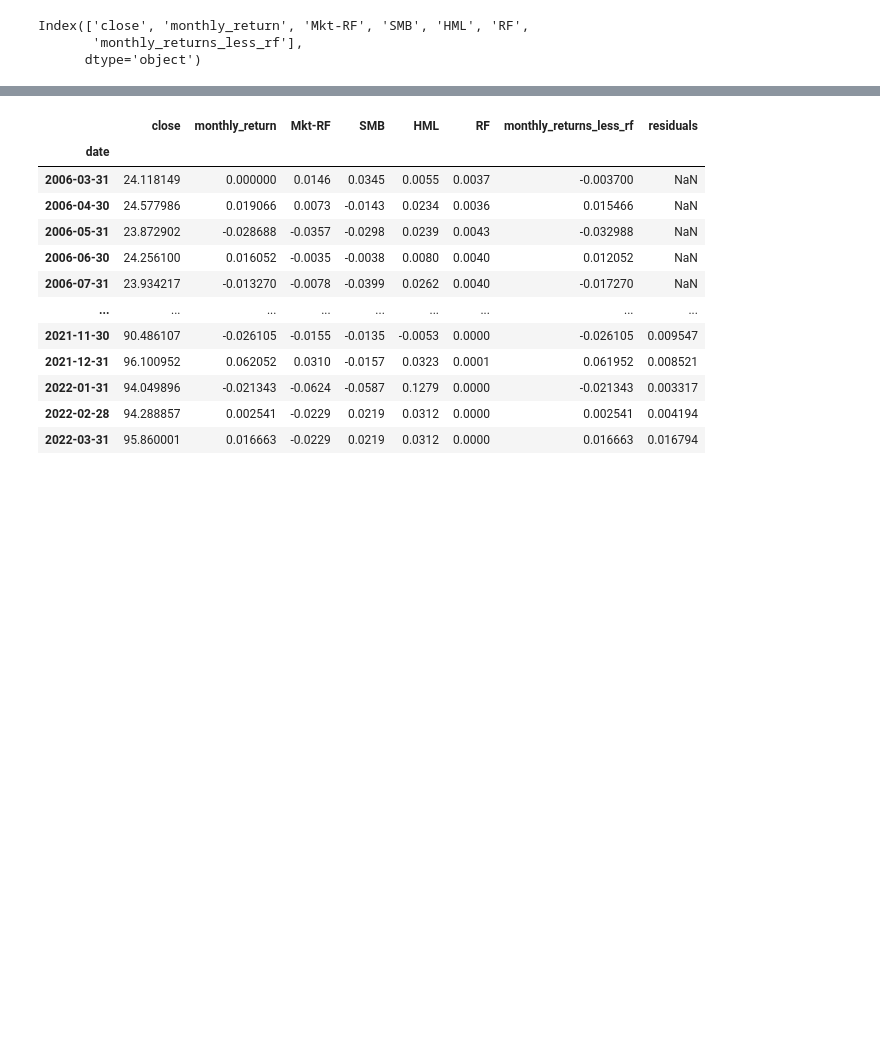
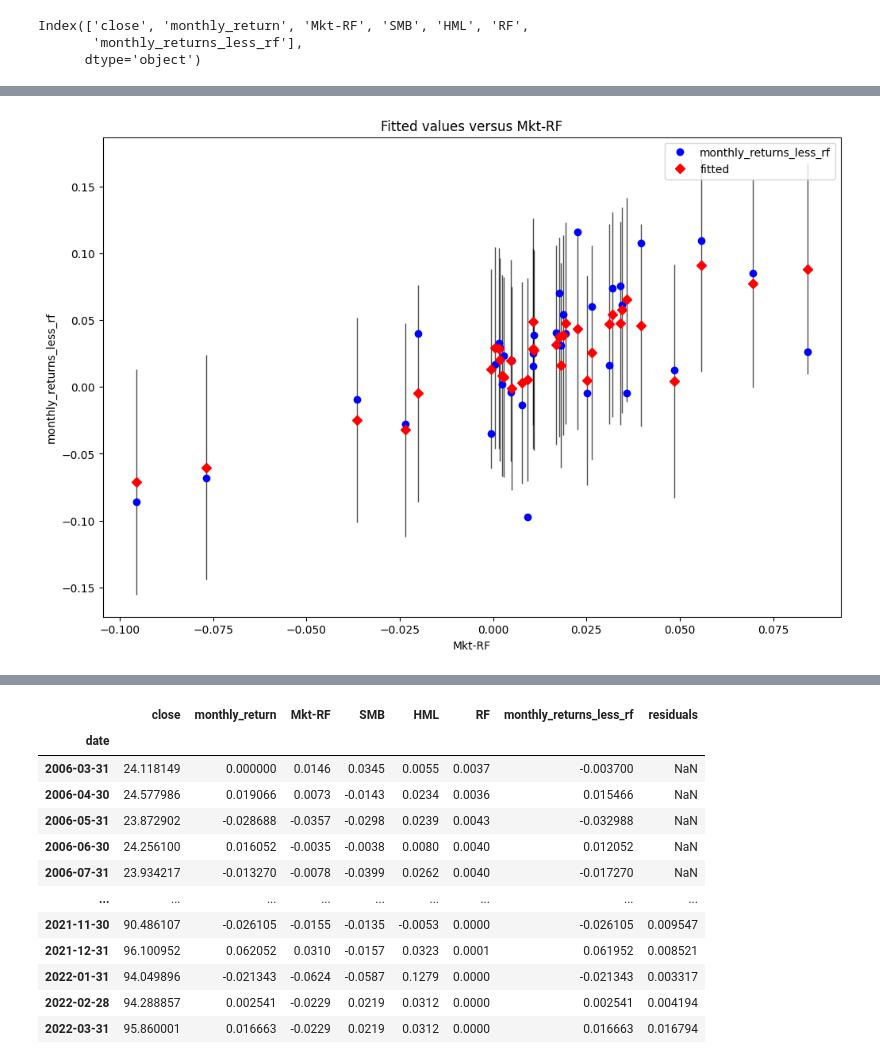
Before and after one commit to webclinic017/backtrader-finstrat, a Jupyter notebook: dev/residual-momentum/residual_momentum.ipynb, the cells around one changed output, grey strips where cells are left out. Saved outputs shown, nothing was run; the diff lists cells and outputs as text; code cells hidden in the pictures; blank space fills up the shorter version.

```diff
--- a/dev/residual-momentum/residual_momentum.ipynb
+++ b/dev/residual-momentum/residual_momentum.ipynb
@@ -142,5 +162,10 @@ OLS Regression Results
 Notes:
 [1] Standard Errors assume that the covariance matrix of the errors is correctly specified.
+# %%
+fig, ax = plt.subplots(figsize=(12,8), dpi=100)
+sm.graphics.plot_fit(model,1, vlines=True, ax=ax);
+# %% [output]
+[figure, added]
 # %%
 y-model.predict(x)
 # %% [output]
```
Also changed, not shown: parts of 13 cells of this notebook, 6 other files.
